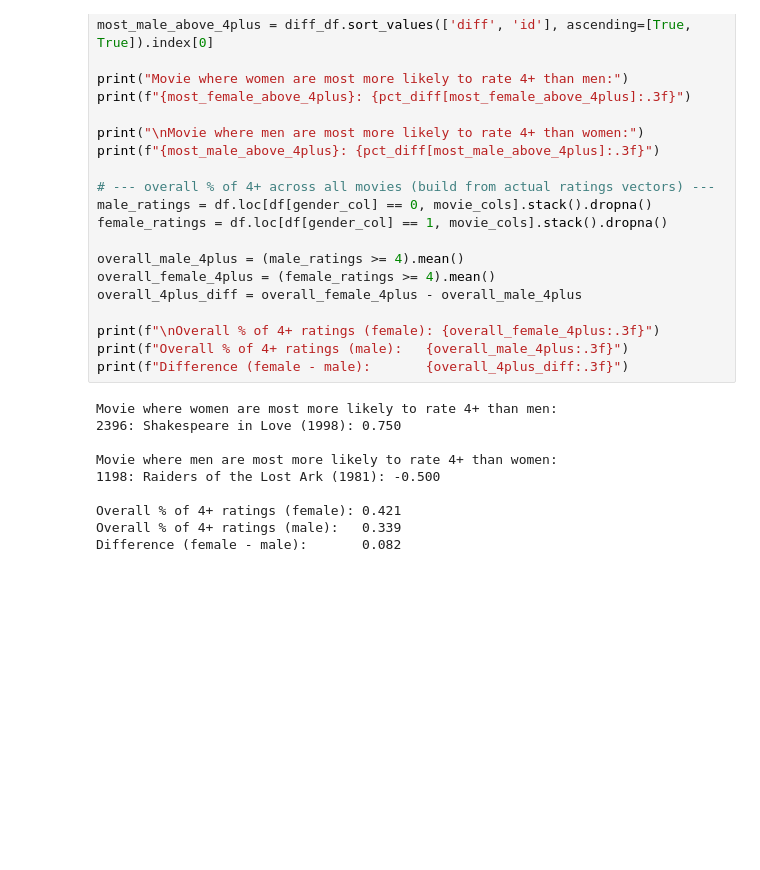
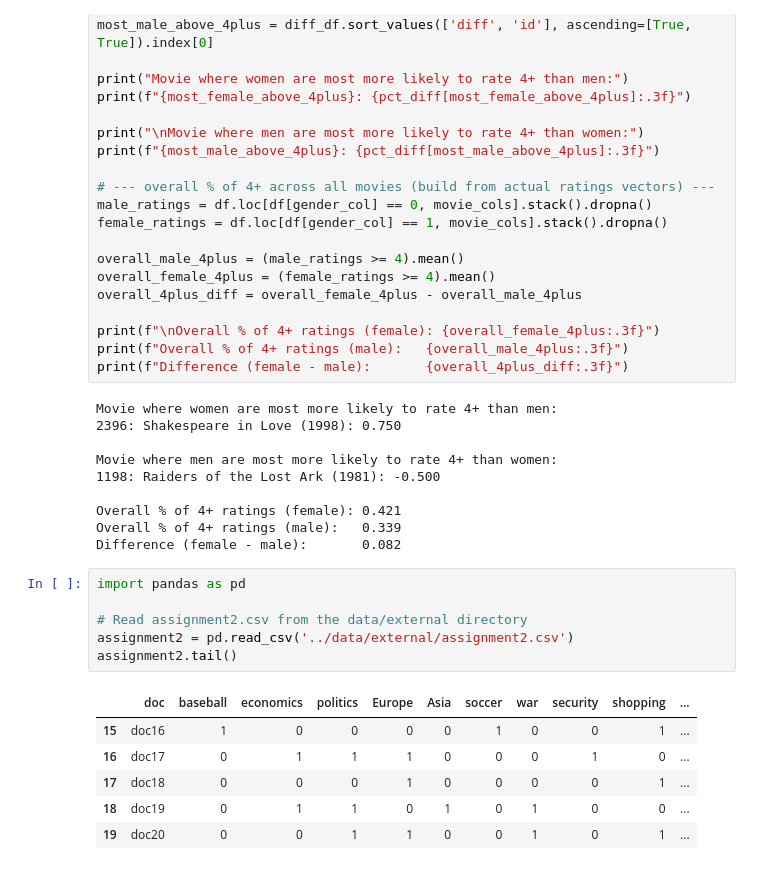
Before and after one commit to maria-lagerholm/itcm_recommendation_engine, a Jupyter notebook: notebooks/coursera.ipynb, the cells around one changed output. Drawn from its saved outputs; the diff is of its cells as text; blank space fills up the shorter version.

Commit message:
cf purchase data

```diff
--- a/notebooks/coursera.ipynb
+++ b/notebooks/coursera.ipynb
@@ -295,3 +295,16 @@ Movie where men are most more likely to rate 4+ than women:
 Overall % of 4+ ratings (female): 0.421
 Overall % of 4+ ratings (male):   0.339
 Difference (female - male):       0.082
+# %%
+import pandas as pd
+
+# Read assignment2.csv from the data/external directory
+assignment2 = pd.read_csv('../data/external/assignment2.csv')
+assignment2.tail()
+# %% [output]
+|  | doc | baseball | economics | politics | Europe | Asia | soccer | war | security | shopping | ... |
+| 15 | doc16 | 1 | 0 | 0 | 0 | 0 | 1 | 0 | 0 | 1 | ... |
+| 16 | doc17 | 0 | 1 | 1 | 1 | 0 | 0 | 0 | 1 | 0 | ... |
+| 17 | doc18 | 0 | 0 | 0 | 1 | 0 | 0 | 0 | 0 | 1 | ... |
+| 18 | doc19 | 0 | 1 | 1 | 0 | 1 | 0 | 1 | 0 | 0 | ... |
+| 19 | doc20 | 0 | 0 | 1 | 1 | 0 | 0 | 1 | 0 | 1 | ... |
```
Also changed, not shown: parts of 10 cells of this notebook, 4 other files.
